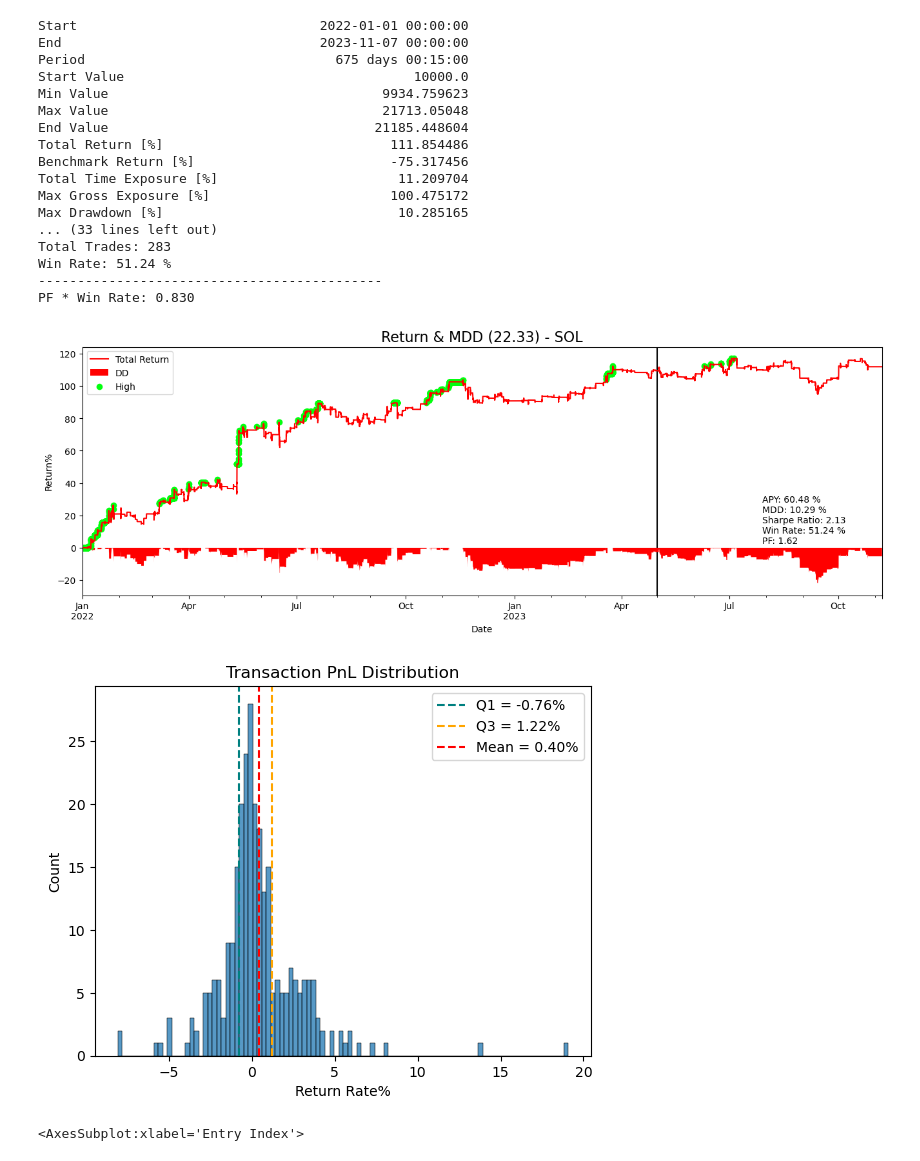
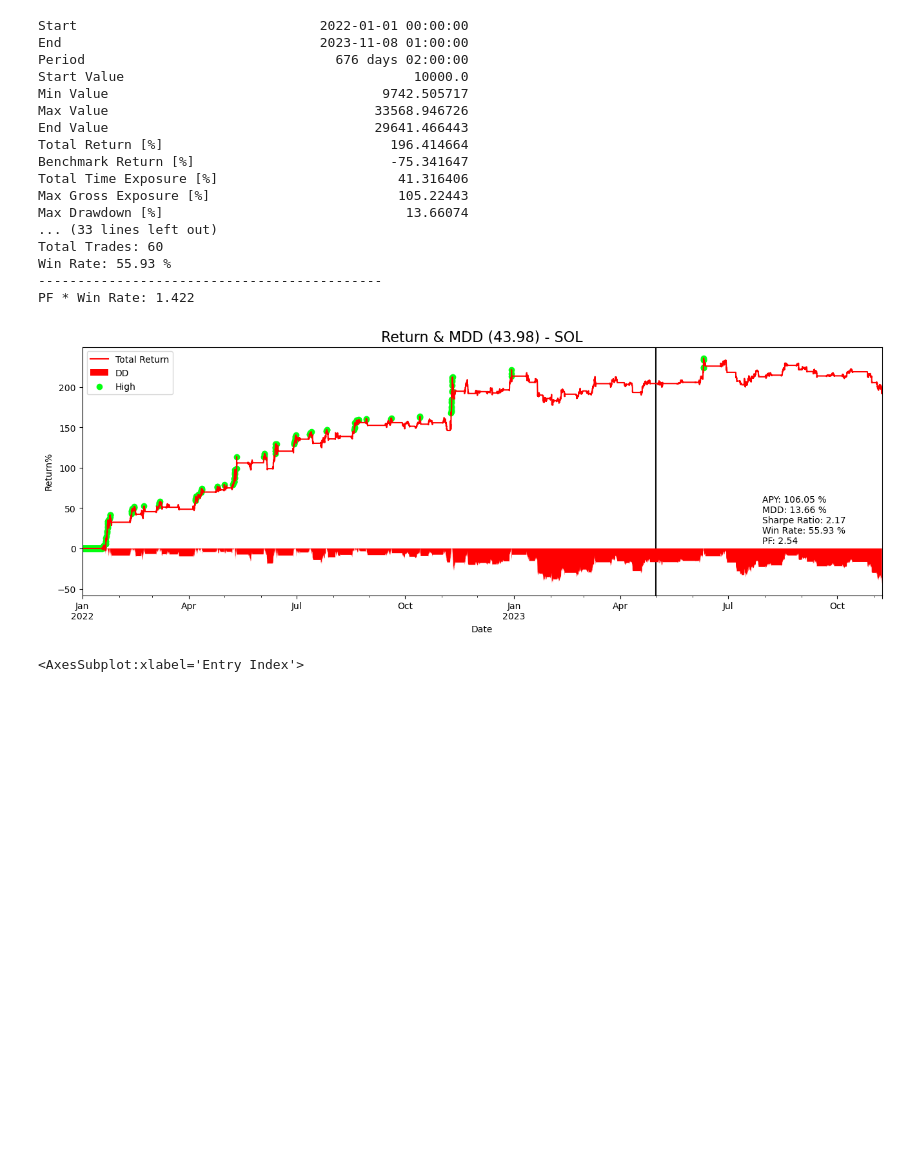
Before and after one commit to JohnsonHsiao/DC_capital_intern, a Jupyter notebook: strategy_research/CTA_TEST/Crypto/mom/bt_lab.ipynb, the cells around one changed output. Saved outputs shown, nothing was run; the diff lists cells and outputs as text; code cells hidden in the pictures; blank space fills up the shorter version.

```diff
--- a/strategy_research/CTA_TEST/Crypto/mom/bt_lab.ipynb
+++ b/strategy_research/CTA_TEST/Crypto/mom/bt_lab.ipynb
@@ -31,42 +31,41 @@ for coin in candidate:
 # %%
 start = '2022-01-01'
 sep = ''
 end = ''
 
-side = 'both'
+side = 'short'
 # v2
-params = {'window_l_k': 96, 'window_l_d': 96, 'window_s_k': 94, 'window_s_d': 78, 'upper_bound': 95}
+params = {'window_l_k': 204, 'window_l_d': 284, 'window_s_k': 144, 'window_s_d': 72}
 # sol 1h : 40,48,100,126,95
-config = {'freq':'15T', 'lag':1, 'fee': 0.0003}
+config = {'freq':'1h', 'lag':1, 'fee': 0.0003}
 coin = 'SOL'
 df = df_dict[coin]
 strategy = Strategy(df=df.loc[start:], configs=config)
 _pf = strategy.strategy(side = side,params=params)
 trades = _pf.trades.records_readable
 analyze = Analyzer(strategy)
 # analyze.show_period_analysis(trades)
 # analyze.plot_ret_dist(trades)
 analyze.show_pf_analysis(params, side, coin, axv_index=['2023-05-01'])
 # %% [output]
 Start                               2022-01-01 00:00:00
-End                                 2023-11-07 00:00:00
-Period                                675 days 00:15:00
+End                                 2023-11-08 01:00:00
+Period                                676 days 02:00:00
 Start Value                                     10000.0
-Min Value                                   9934.759623
-Max Value                                   21713.05048
-End Value                                  21185.448604
-Total Return [%]                             111.854486
-Benchmark Return [%]                         -75.317456
-Total Time Exposure [%]                       11.209704
-Max Gross Exposure [%]                       100.475172
-Max Drawdown [%]                              10.285165
+Min Value                                   9742.505717
+Max Value                                  33568.946726
+End Value                                  29641.466443
+Total Return [%]                             196.414664
+Benchmark Return [%]                         -75.341647
+Total Time Exposure [%]                       41.316406
+Max Gross Exposure [%]                        105.22443
+Max Drawdown [%]                               13.66074
 ... (33 lines left out)
-Total Trades: 283
-Win Rate: 51.24 %
+Total Trades: 60
+Win Rate: 55.93 %
 --------------------------------------------
-PF * Win Rate: 0.830
+PF * Win Rate: 1.422
-[figure, old version]
+[figure, new version]
-[figure, removed]
 # %%
 trades.index = trades['Entry Index']
 trades['Return'].cumsum().plot()
```
Also changed, not shown: parts of 1 cell of this notebook, 7 other files.
